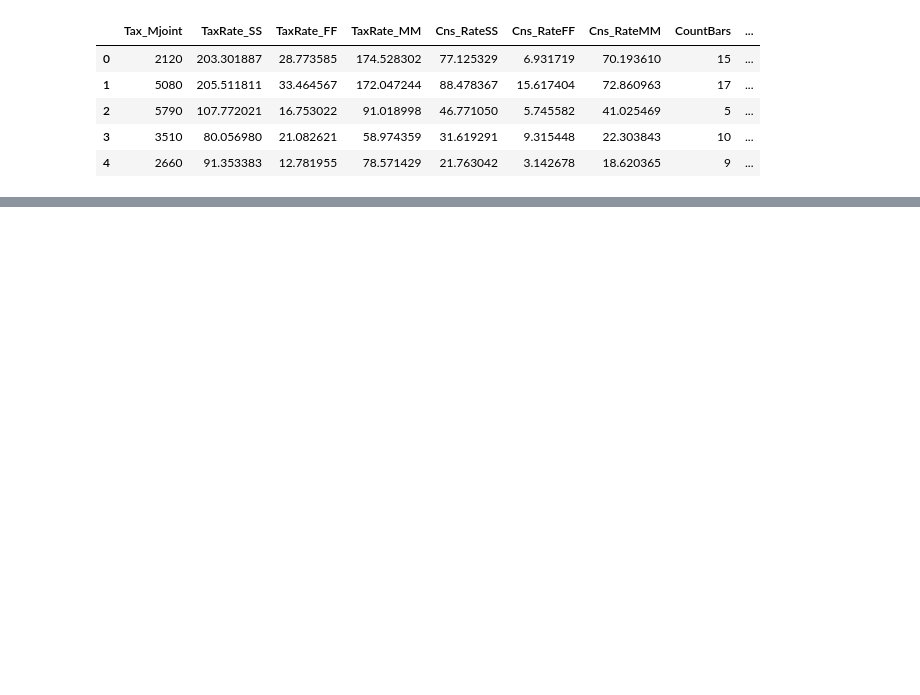
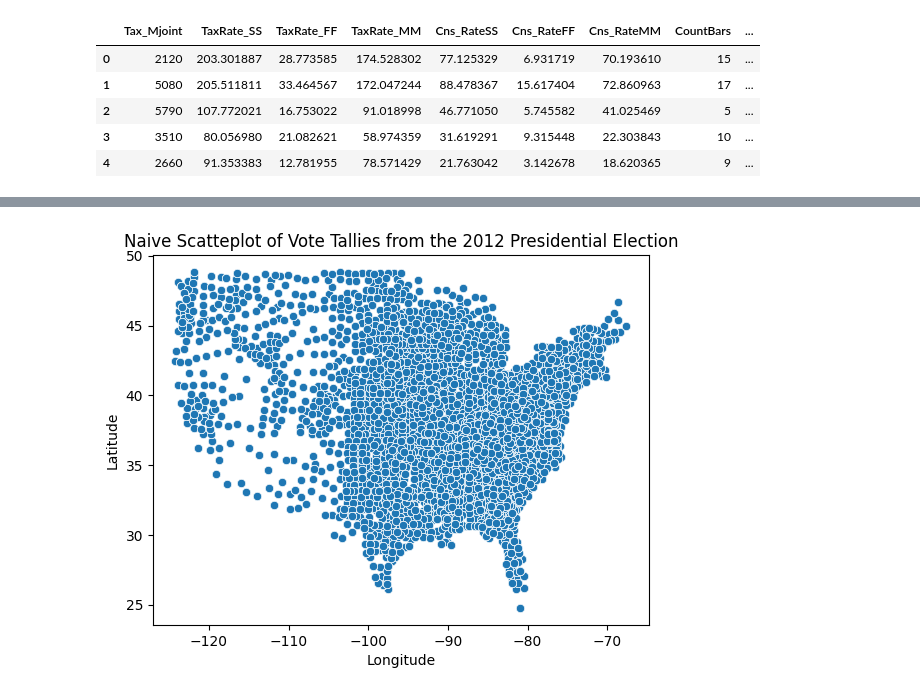
Before and after one commit to ubco-W2022T2-data301/project-group-group-44, a Jupyter notebook: analysis/analysis1.ipynb, the cells around one changed output, grey strips where cells are left out. Saved outputs shown, nothing was run; the diff lists cells and outputs as text; code cells hidden in the pictures; blank space fills up the shorter version.

```diff
--- a/analysis/analysis1.ipynb
+++ b/analysis/analysis1.ipynb
@@ -135,0 +168,11 @@ gb.head()
+# %%
+pol = pol[pol["long"] > -140]
+
+plot_naive_scatter3 = sns.scatterplot(data=pol, x="long", y="lat")
+_ = plot_naive_scatter3.set(
+    xlabel="Longitude",
+    ylabel="Latitude",
+    title="Naive Scatteplot of Vote Tallies from the 2012 Presidential Election"
+)
+# %% [output]
+[figure, added]
```
Also changed, not shown: parts of 15 cells of this notebook, 1 other file.
